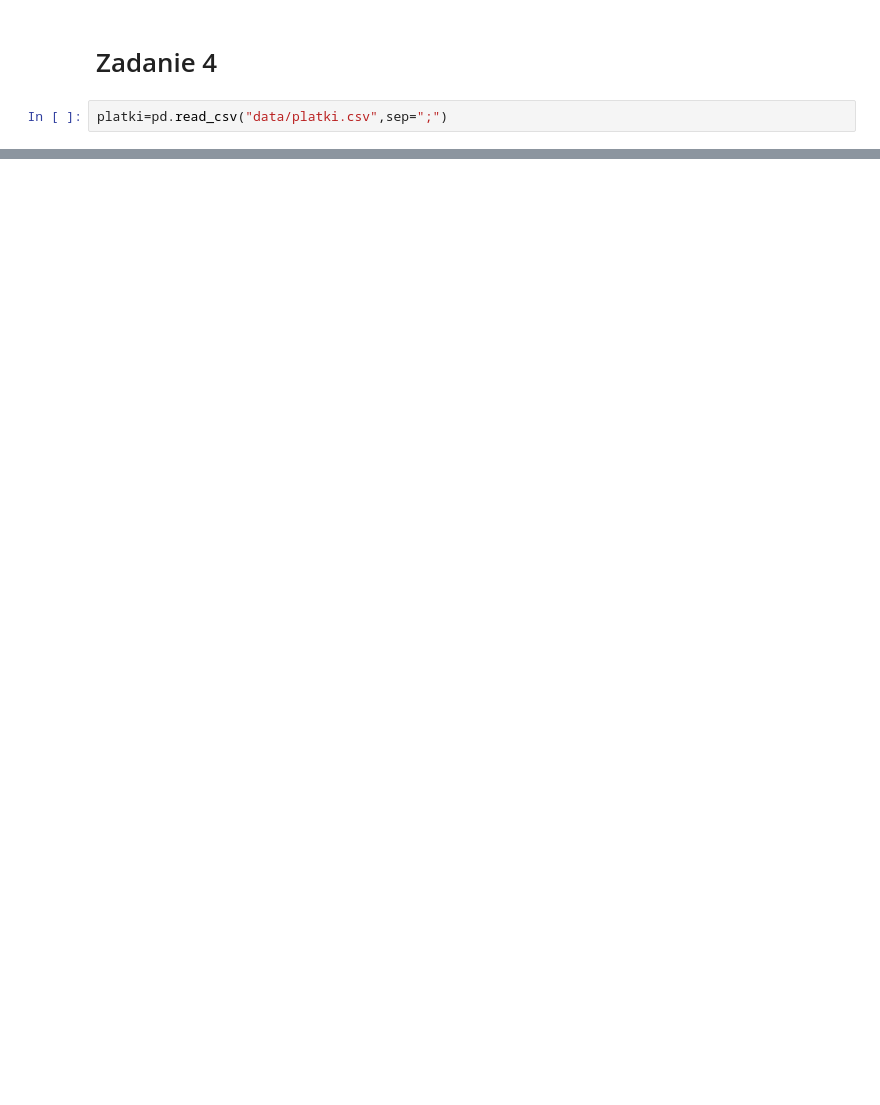
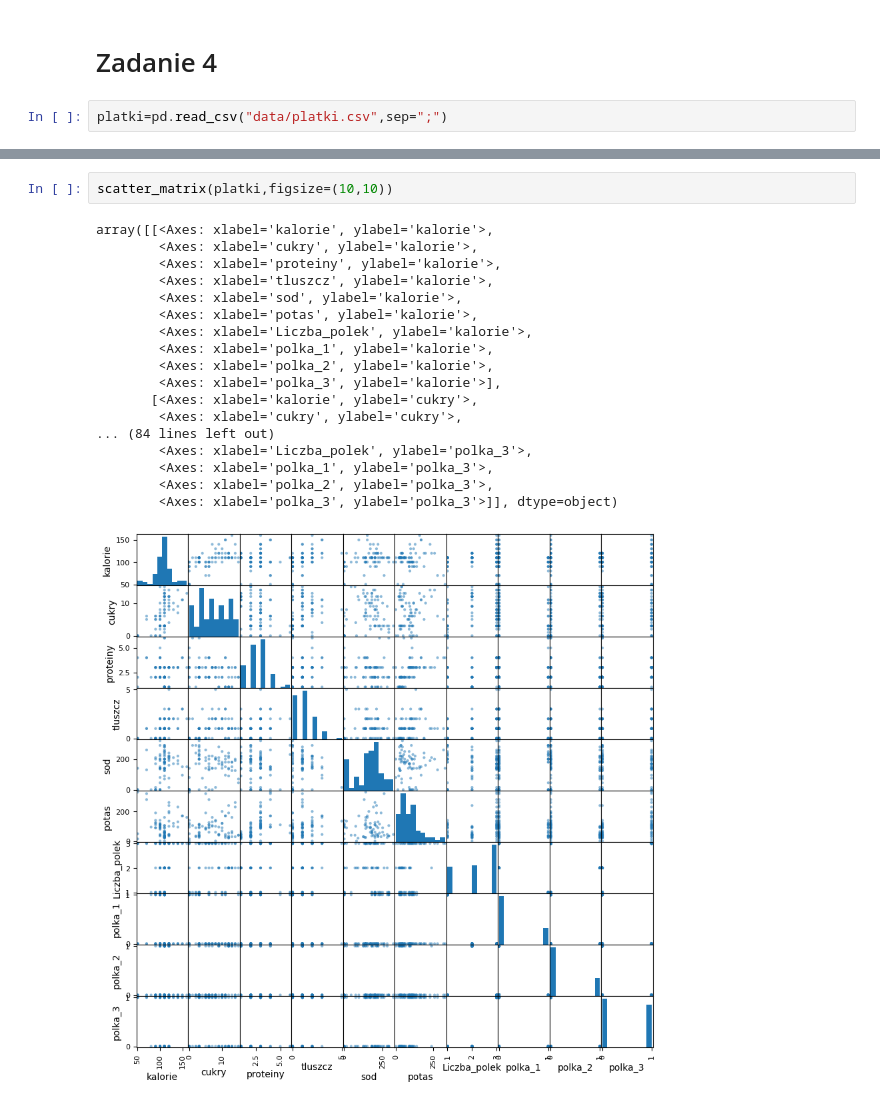
Before and after one commit to Wodogrzmot/MED, a Jupyter notebook: Lab2/lab2.ipynb, the cells around one changed output, grey strips where cells are left out. Cells and saved outputs as stored; diff of their text form; blank space fills up the shorter version.

```diff
--- a/Lab2/lab2.ipynb
+++ b/Lab2/lab2.ipynb
@@ -71,0 +164,21 @@ platki
+# %%
+scatter_matrix(platki,figsize=(10,10))
+# %% [output]
+array([[<Axes: xlabel='kalorie', ylabel='kalorie'>,
+        <Axes: xlabel='cukry', ylabel='kalorie'>,
+        <Axes: xlabel='proteiny', ylabel='kalorie'>,
+        <Axes: xlabel='tluszcz', ylabel='kalorie'>,
+        <Axes: xlabel='sod', ylabel='kalorie'>,
+        <Axes: xlabel='potas', ylabel='kalorie'>,
+        <Axes: xlabel='Liczba_polek', ylabel='kalorie'>,
+        <Axes: xlabel='polka_1', ylabel='kalorie'>,
+        <Axes: xlabel='polka_2', ylabel='kalorie'>,
+        <Axes: xlabel='polka_3', ylabel='kalorie'>],
+       [<Axes: xlabel='kalorie', ylabel='cukry'>,
+        <Axes: xlabel='cukry', ylabel='cukry'>,
+... (84 lines left out)
+        <Axes: xlabel='Liczba_polek', ylabel='polka_3'>,
+        <Axes: xlabel='polka_1', ylabel='polka_3'>,
+        <Axes: xlabel='polka_2', ylabel='polka_3'>,
+        <Axes: xlabel='polka_3', ylabel='polka_3'>]], dtype=object)
+[figure, added]
```
Also changed, not shown: parts of 15 cells of this notebook, 1 other file.
